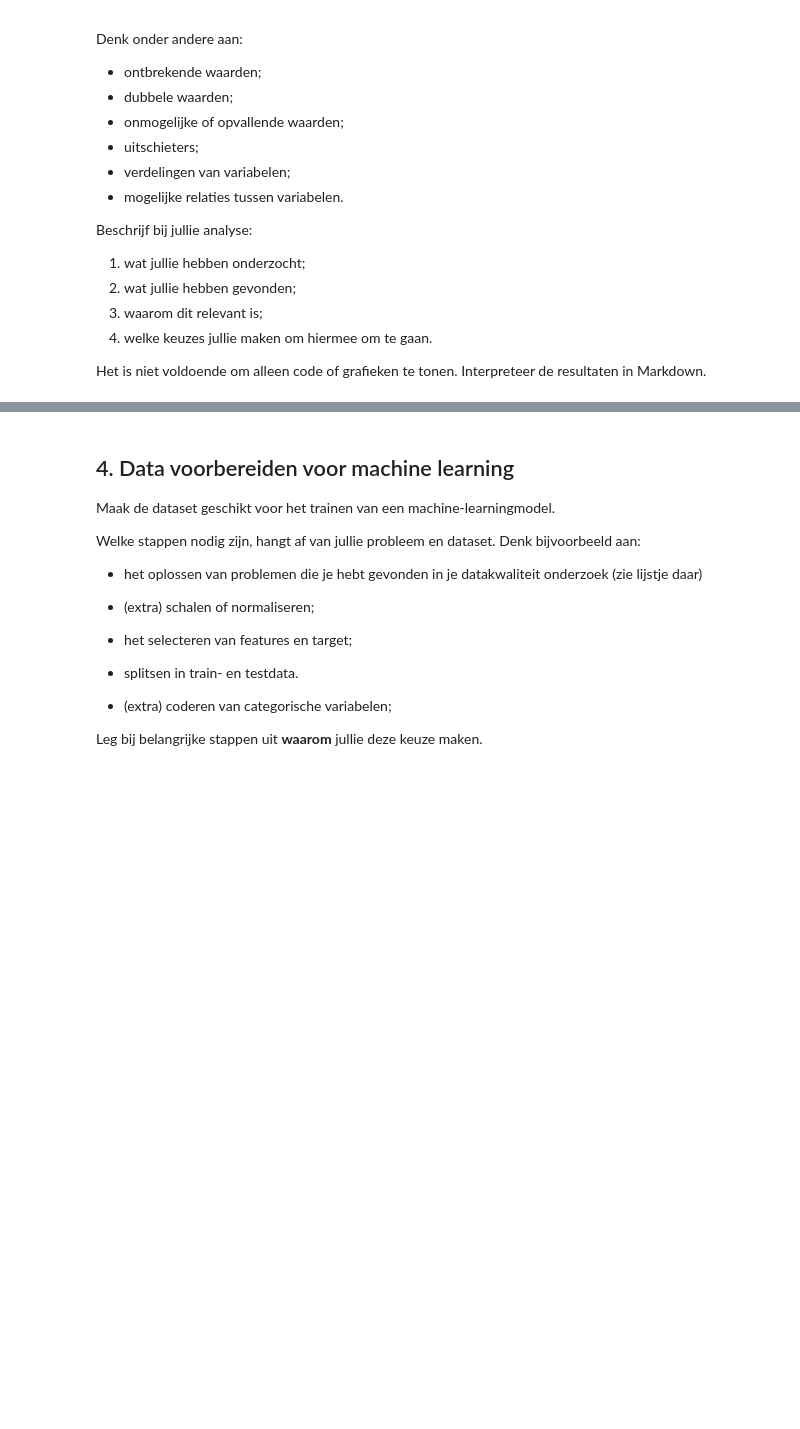
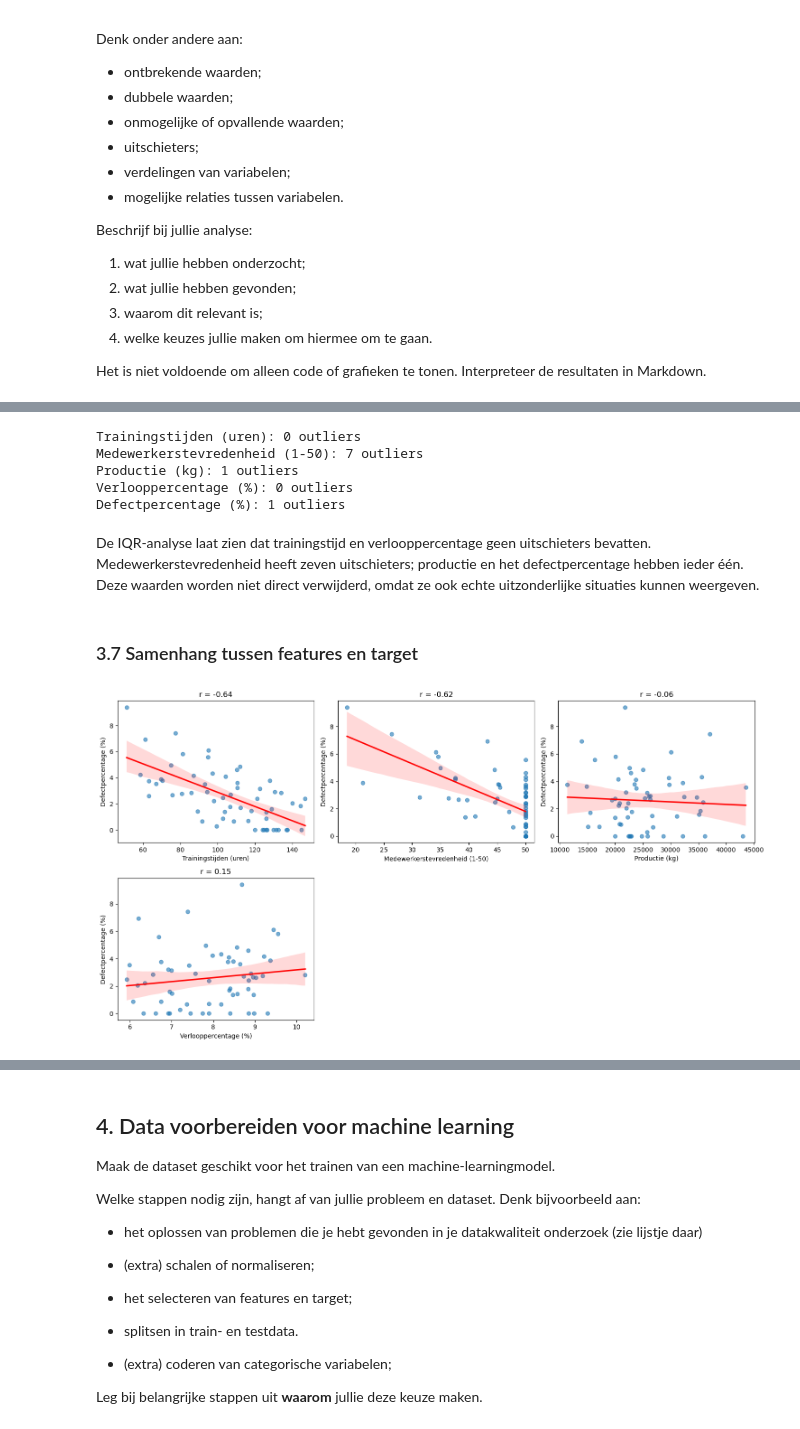
Before and after one commit to JipSchijvenaars/Business-Disciplines, a Jupyter notebook: Eindopdracht_MinorDDB_Data_2026_RM-1_1.ipynb, the cells around one changed output, grey strips where cells are left out. Cells and saved outputs as stored; diff of their text form; code cells hidden in the pictures; blank space fills up the shorter version.

```diff
--- a/Eindopdracht_MinorDDB_Data_2026_RM-1_1.ipynb
+++ b/Eindopdracht_MinorDDB_Data_2026_RM-1_1.ipynb
@@ -112,0 +383,28 @@ Het is niet voldoende om alleen code of grafieken te tonen. Interpreteer de resu
+# %%
+for col in alle_features + [target]:
+    q1, q3 = model_df[col].quantile([0.25, 0.75])
+    iqr = q3 - q1
+    ondergrens, bovengrens = q1 - 1.5 * iqr, q3 + 1.5 * iqr
+    n_outliers = ((model_df[col] < ondergrens) | (model_df[col] > bovengrens)).sum()
+    print(f"{col}: {n_outliers} outliers")
+# %% [output]
+Trainingstijden (uren): 0 outliers
+Medewerkerstevredenheid (1-50): 7 outliers
+Productie (kg): 1 outliers
+Verlooppercentage (%): 0 outliers
+Defectpercentage (%): 1 outliers
+# %% [markdown]
+De IQR-analyse laat zien dat trainingstijd en verlooppercentage geen uitschieters bevatten. Medewerkerstevredenheid heeft zeven uitschieters; productie en het defectpercentage hebben ieder één. Deze waarden worden niet direct verwijderd, omdat ze ook echte uitzonderlijke situaties kunnen weergeven.
+# %% [markdown]
+### 3.7 Samenhang tussen features en target
+# %%
+fig, axes = plt.subplots(2, 3, figsize=(15, 8))
+for ax, col in zip(axes.flat, alle_features):
+    sns.regplot(data=model_df, x=col, y=target, ax=ax,
+                scatter_kws={"alpha": 0.6}, line_kws={"color": "red"})
+    for leeg_ax in axes.flat[len(alle_features):]:
+        leeg_ax.set_visible(False)
+    ax.set_title(f"r = {model_df[col].corr(model_df[target]):.2f}")
+plt.tight_layout()
+# %% [output]
+[figure, added]
```
Also changed, not shown: parts of 32 cells of this notebook.
